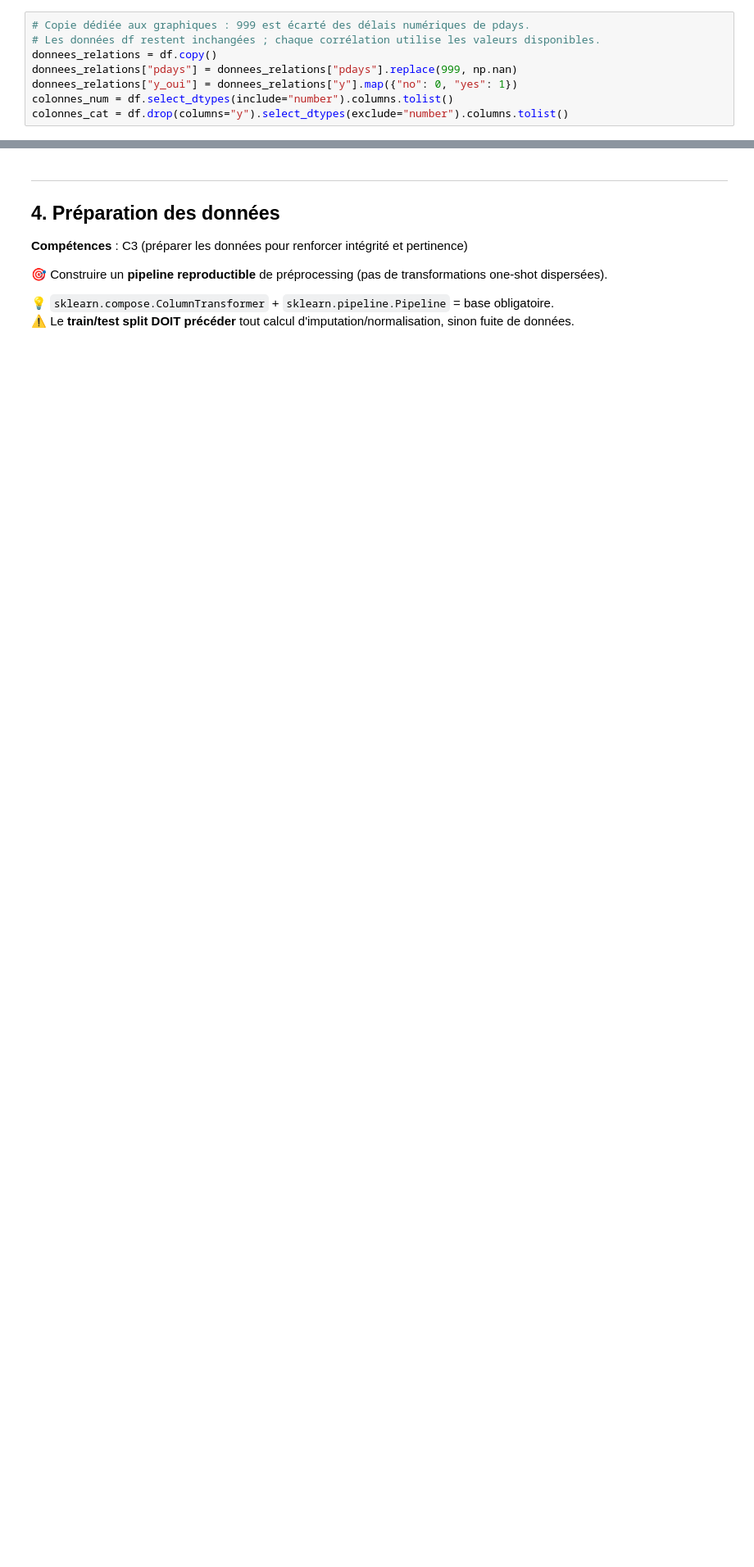
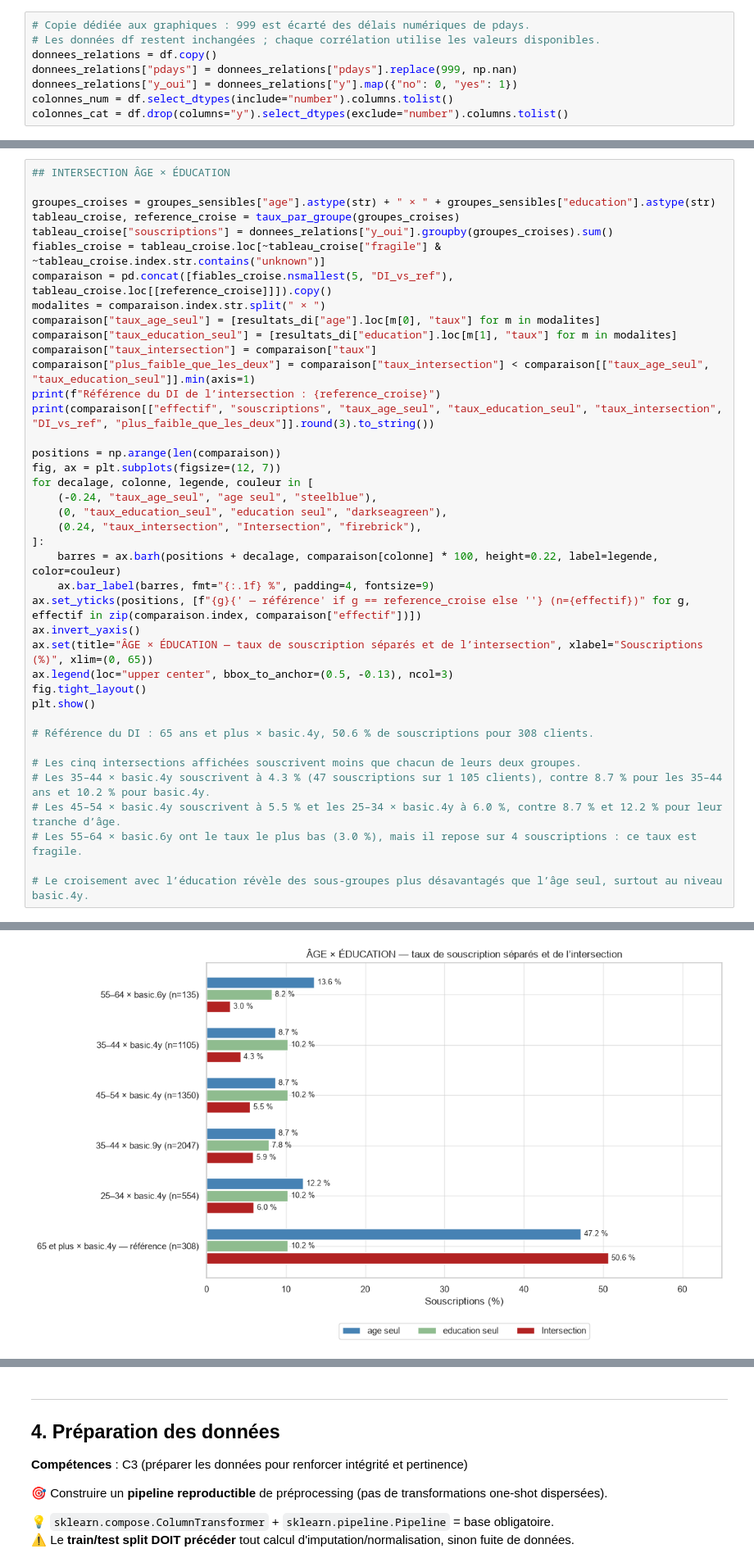
Before and after one commit to franckcwalter/eval-usecase-marketing, a Jupyter notebook: cas_usage_bank_marketing.ipynb, the cells around one changed output, grey strips where cells are left out. Shown at 82% size. Saved outputs shown, nothing was run; the diff lists cells and outputs as text; blank space fills up the shorter version.

```diff
--- a/cas_usage_bank_marketing.ipynb
+++ b/cas_usage_bank_marketing.ipynb
@@ -735,0 +863,41 @@ plt.show()
+# %%
+## INTERSECTION ÂGE × ÉDUCATION
+
+groupes_croises = groupes_sensibles["age"].astype(str) + " × " + groupes_sensibles["education"].astype(str)
+tableau_croise, reference_croise = taux_par_groupe(groupes_croises)
+tableau_croise["souscriptions"] = donnees_relations["y_oui"].groupby(groupes_croises).sum()
+fiables_croise = tableau_croise.loc[~tableau_croise["fragile"] & ~tableau_croise.index.str.contains("unknown")]
+comparaison = pd.concat([fiables_croise.nsmallest(5, "DI_vs_ref"), tableau_croise.loc[[reference_croise]]]).copy()
+modalites = comparaison.index.str.split(" × ")
+comparaison["taux_age_seul"] = [resultats_di["age"].loc[m[0], "taux"] for m in modalites]
+comparaison["taux_education_seul"] = [resultats_di["education"].loc[m[1], "taux"] for m in modalites]
+comparaison["taux_intersection"] = comparaison["taux"]
+comparaison["plus_faible_que_les_deux"] = comparaison["taux_intersection"] < comparaison[["taux_age_seul", "taux_education_seul"]].min(axis=1)
+print(f"Référence du DI de l’intersection : {reference_croise}")
+print(comparaison[["effectif", "souscriptions", "taux_age_seul", "taux_education_seul", "taux_intersection", "DI_vs_ref", "plus_faible_que_les_deux"]].round(3).to_string())
+
+positions = np.arange(len(comparaison))
+fig, ax = plt.subplots(figsize=(12, 7))
+for decalage, colonne, legende, couleur in [
+    (-0.24, "taux_age_seul", "age seul", "steelblue"),
+    (0, "taux_education_seul", "education seul", "darkseagreen"),
+    (0.24, "taux_intersection", "Intersection", "firebrick"),
+]:
+    barres = ax.barh(positions + decalage, comparaison[colonne] * 100, height=0.22, label=legende, color=couleur)
+    ax.bar_label(barres, fmt="{:.1f} %", padding=4, fontsize=9)
+ax.set_yticks(positions, [f"{g}{' — référence' if g == reference_croise else ''} (n={effectif})" for g, effectif in zip(comparaison.index, comparaison["effectif"])])
+ax.invert_yaxis()
+ax.set(title="ÂGE × ÉDUCATION — taux de souscription séparés et de l’intersection", xlabel="Souscriptions (%)", xlim=(0, 65))
+ax.legend(loc="upper center", bbox_to_anchor=(0.5, -0.13), ncol=3)
+fig.tight_layout()
+plt.show()
+
+# Référence du DI : 65 ans et plus × basic.4y, 50.6 % de souscriptions pour 308 clients.
+
+# Les cinq intersections affichées souscrivent moins que chacun de leurs deux groupes.
+# Les 35–44 × basic.4y souscrivent à 4.3 % (47 souscriptions sur 1 105 clients), contre 8.7 % pour les 35–44 ans et 10.2 % pour basic.4y.
+# Les 45–54 × basic.4y souscrivent à 5.5 % et les 25–34 × basic.4y à 6.0 %, contre 8.7 % et 12.2 % pour leur tranche d’âge.
+# Les 55–64 × basic.6y ont le taux le plus bas (3.0 %), mais il repose sur 4 souscriptions : ce taux est fragile.
+
+# Le croisement avec l’éducation révèle des sous-groupes plus désavantagés que l’âge seul, surtout au niveau basic.4y.
+# %% [output]
@@ -735,0 +912 @@ plt.show()
+[figure, added]
```
Also changed, not shown: parts of 26 cells of this notebook, 1 other file.
